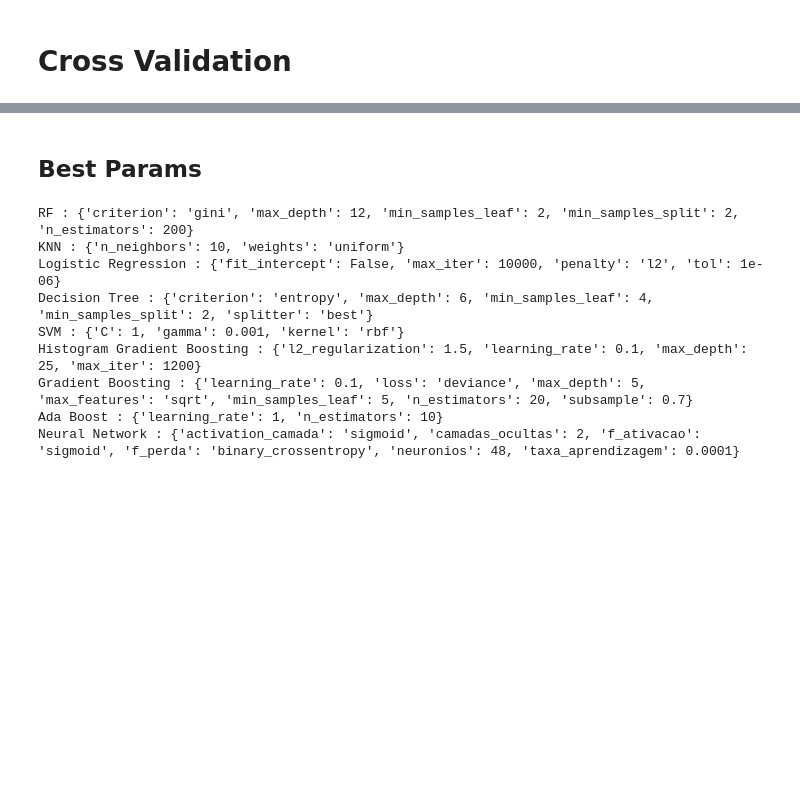
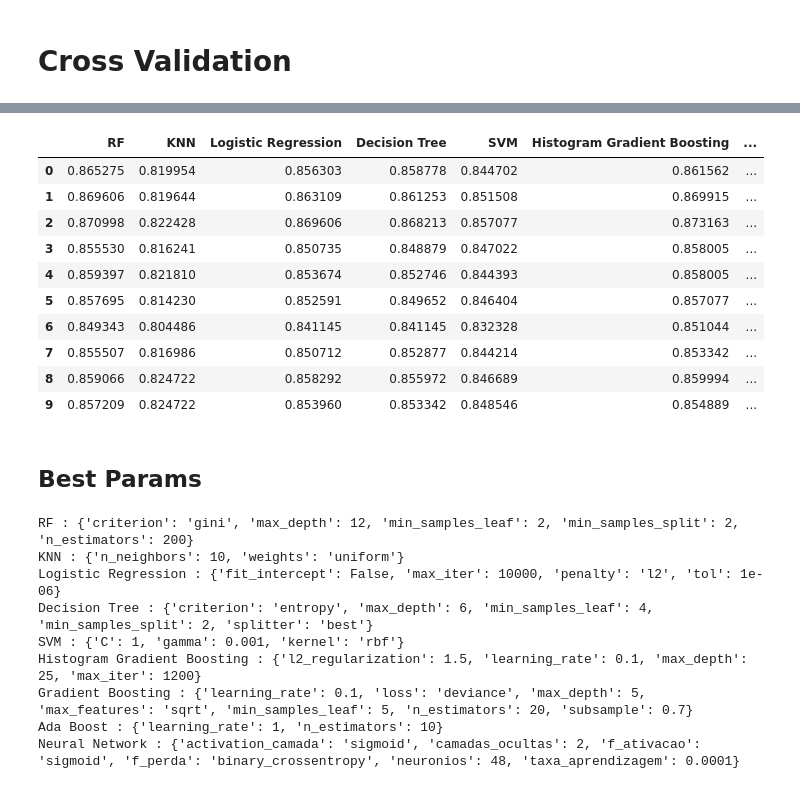
Before and after one commit to mrelero/machine-learning-anatel-database, a Jupyter notebook: Paper2/Model1/Model1.ipynb, the cells around one changed output, grey strips where cells are left out. Saved outputs shown, nothing was run; the diff lists cells and outputs as text; code cells hidden in the pictures; blank space fills up the shorter version.

```diff
--- a/Paper2/Model1/Model1.ipynb
+++ b/Paper2/Model1/Model1.ipynb
@@ -652,0 +672,14 @@ plot_box_plot(cv_dataframe)
+# %%
+cv_dataframe
+# %% [output]
+|  | RF | KNN | Logistic Regression | Decision Tree | SVM | Histogram Gradient Boosting | ... |
+| 0 | 0.865275 | 0.819954 | 0.856303 | 0.858778 | 0.844702 | 0.861562 | ... |
+| 1 | 0.869606 | 0.819644 | 0.863109 | 0.861253 | 0.851508 | 0.869915 | ... |
+| 2 | 0.870998 | 0.822428 | 0.869606 | 0.868213 | 0.857077 | 0.873163 | ... |
+| 3 | 0.855530 | 0.816241 | 0.850735 | 0.848879 | 0.847022 | 0.858005 | ... |
+| 4 | 0.859397 | 0.821810 | 0.853674 | 0.852746 | 0.844393 | 0.858005 | ... |
+| 5 | 0.857695 | 0.814230 | 0.852591 | 0.849652 | 0.846404 | 0.857077 | ... |
+| 6 | 0.849343 | 0.804486 | 0.841145 | 0.841145 | 0.832328 | 0.851044 | ... |
+| 7 | 0.855507 | 0.816986 | 0.850712 | 0.852877 | 0.844214 | 0.853342 | ... |
+| 8 | 0.859066 | 0.824722 | 0.858292 | 0.855972 | 0.846689 | 0.859994 | ... |
+| 9 | 0.857209 | 0.824722 | 0.853960 | 0.853342 | 0.848546 | 0.854889 | ... |
```
Also changed, not shown: parts of 7 cells of this notebook, 3 other files.
